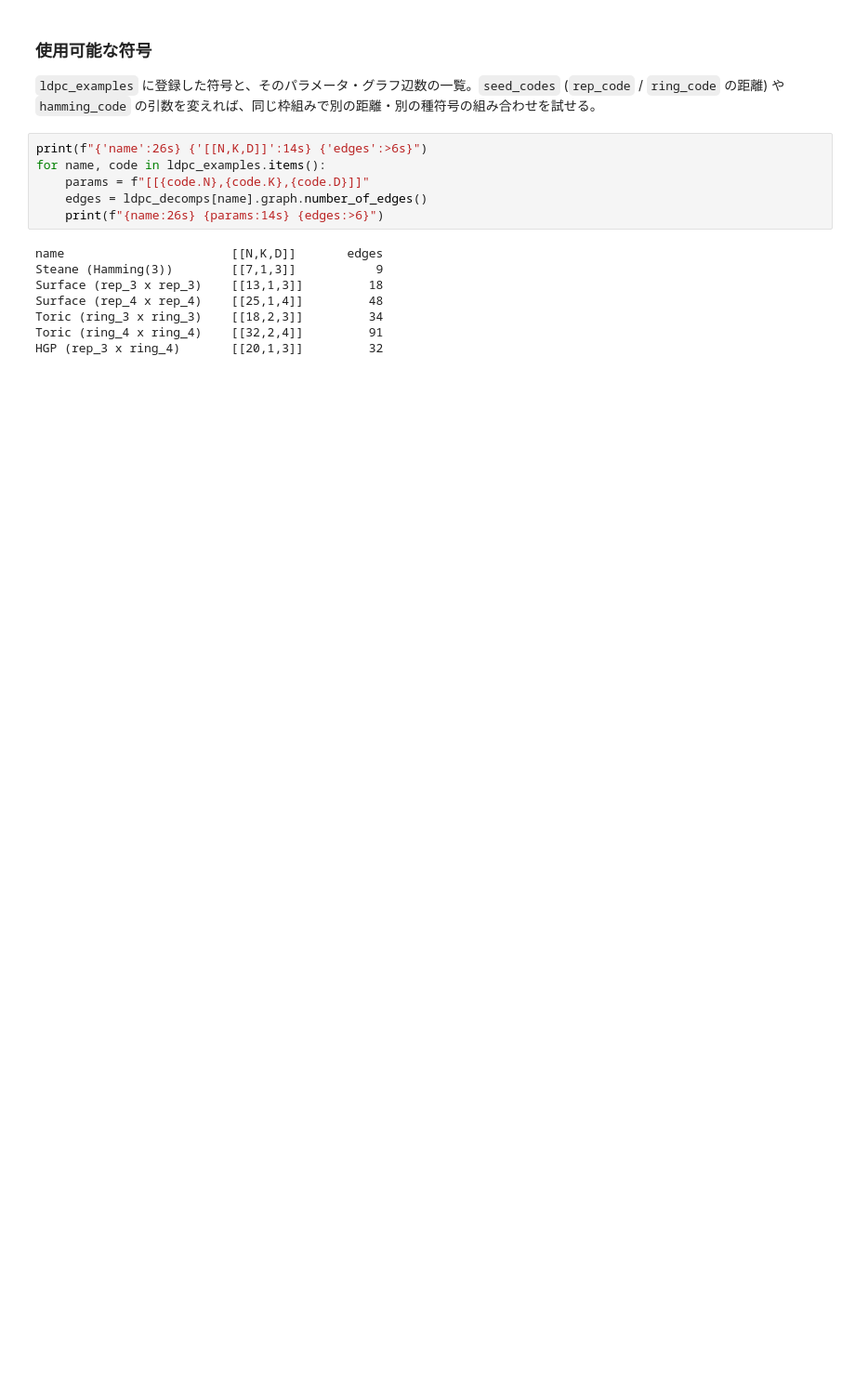
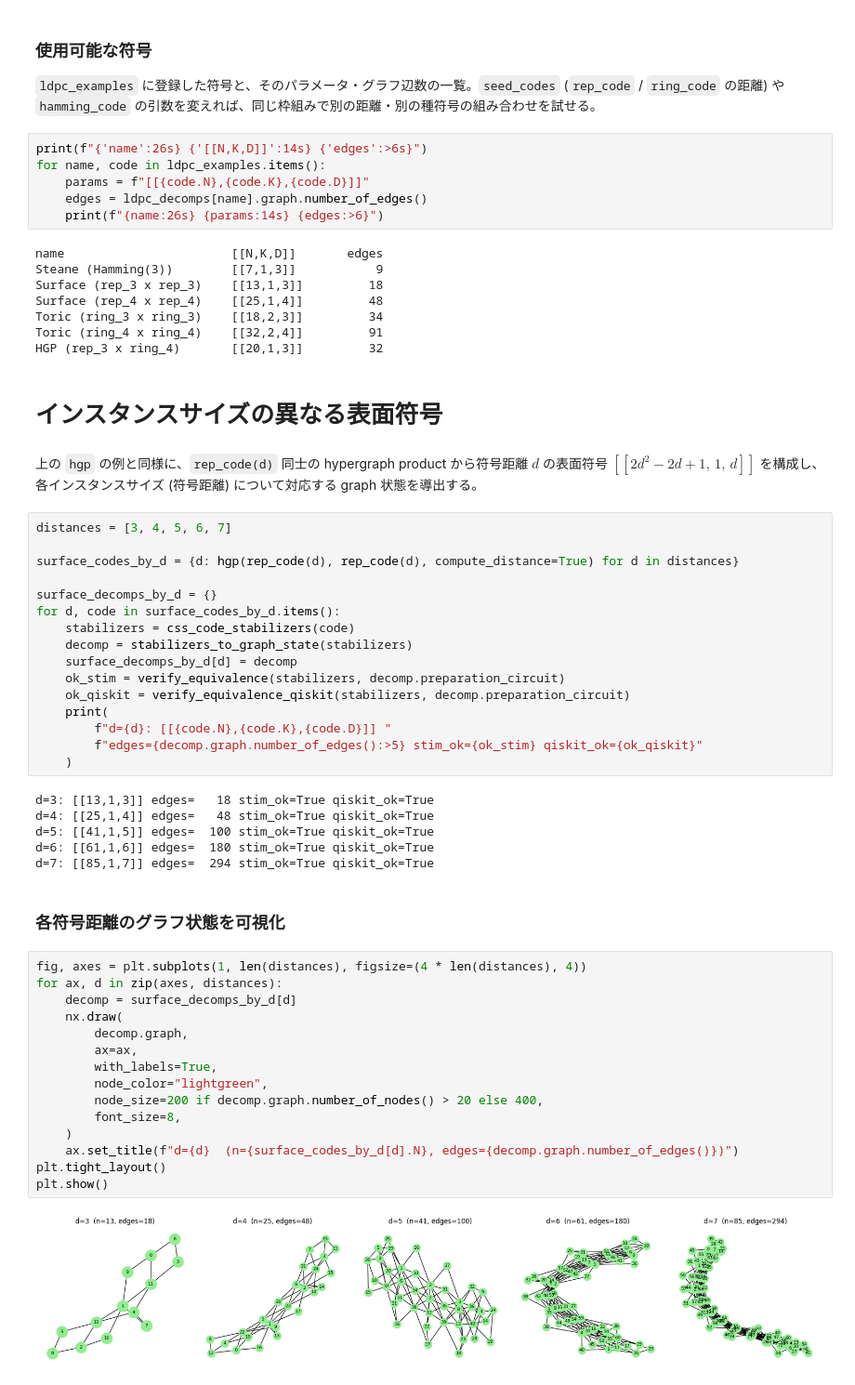
Before and after one commit to parton-quark/stabilizer_to_graph_state, a Jupyter notebook: src/tutorial.ipynb, the cells around one changed output. Shown at 93% size. Saved outputs shown, nothing was run; the diff lists cells and outputs as text; blank space fills up the shorter version.

Commit message:
add surface codes

```diff
--- a/src/tutorial.ipynb
+++ b/src/tutorial.ipynb
@@ -240,3 +240,48 @@ Surface (rep_4 x rep_4)    [[25,1,4]]         48
 Toric (ring_3 x ring_3)    [[18,2,3]]         34
 Toric (ring_4 x ring_4)    [[32,2,4]]         91
 HGP (rep_3 x ring_4)       [[20,1,3]]         32
+# %% [markdown]
+# インスタンスサイズの異なる表面符号
+# %% [markdown]
+上の `hgp` の例と同様に、`rep_code(d)` 同士の hypergraph product から符号距離 $d$ の表面符号 $[\![2d^2-2d+1,\,1,\,d]\!]$ を構成し、各インスタンスサイズ (符号距離) について対応する graph 状態を導出する。
+# %%
+distances = [3, 4, 5, 6, 7]
+
+surface_codes_by_d = {d: hgp(rep_code(d), rep_code(d), compute_distance=True) for d in distances}
+
+surface_decomps_by_d = {}
+for d, code in surface_codes_by_d.items():
+    stabilizers = css_code_stabilizers(code)
+    decomp = stabilizers_to_graph_state(stabilizers)
+    surface_decomps_by_d[d] = decomp
+    ok_stim = verify_equivalence(stabilizers, decomp.preparation_circuit)
+    ok_qiskit = verify_equivalence_qiskit(stabilizers, decomp.preparation_circuit)
+    print(
+        f"d={d}: [[{code.N},{code.K},{code.D}]] "
+        f"edges={decomp.graph.number_of_edges():>5} stim_ok={ok_stim} qiskit_ok={ok_qiskit}"
+    )
+# %% [output]
+d=3: [[13,1,3]] edges=   18 stim_ok=True qiskit_ok=True
+d=4: [[25,1,4]] edges=   48 stim_ok=True qiskit_ok=True
+d=5: [[41,1,5]] edges=  100 stim_ok=True qiskit_ok=True
+d=6: [[61,1,6]] edges=  180 stim_ok=True qiskit_ok=True
+d=7: [[85,1,7]] edges=  294 stim_ok=True qiskit_ok=True
+# %% [markdown]
+### 各符号距離のグラフ状態を可視化
+# %%
+fig, axes = plt.subplots(1, len(distances), figsize=(4 * len(distances), 4))
+for ax, d in zip(axes, distances):
+    decomp = surface_decomps_by_d[d]
+    nx.draw(
+        decomp.graph,
+        ax=ax,
+        with_labels=True,
+        node_color="lightgreen",
+        node_size=200 if decomp.graph.number_of_nodes() > 20 else 400,
+        font_size=8,
+    )
+    ax.set_title(f"d={d}  (n={surface_codes_by_d[d].N}, edges={decomp.graph.number_of_edges()})")
+plt.tight_layout()
+plt.show()
+# %% [output]
+[figure, added]
```
Also changed, not shown: parts of 6 cells of this notebook.
